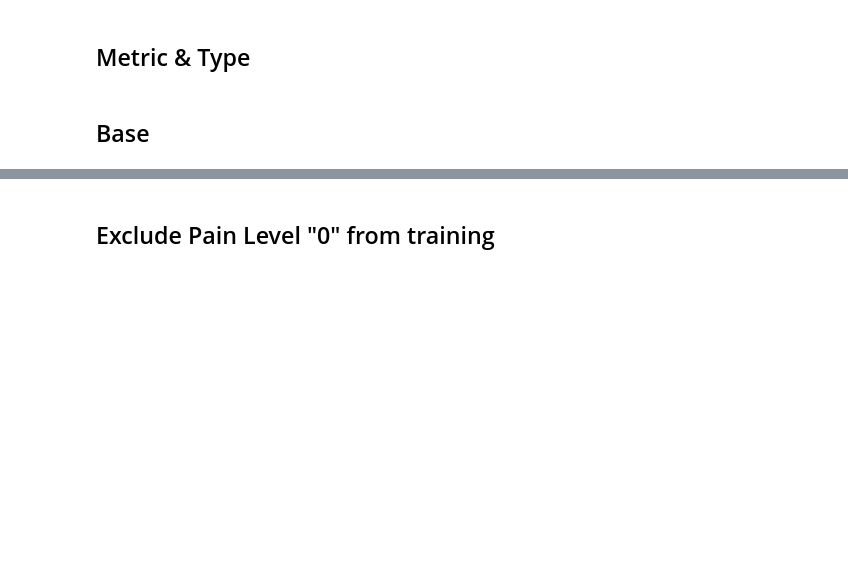
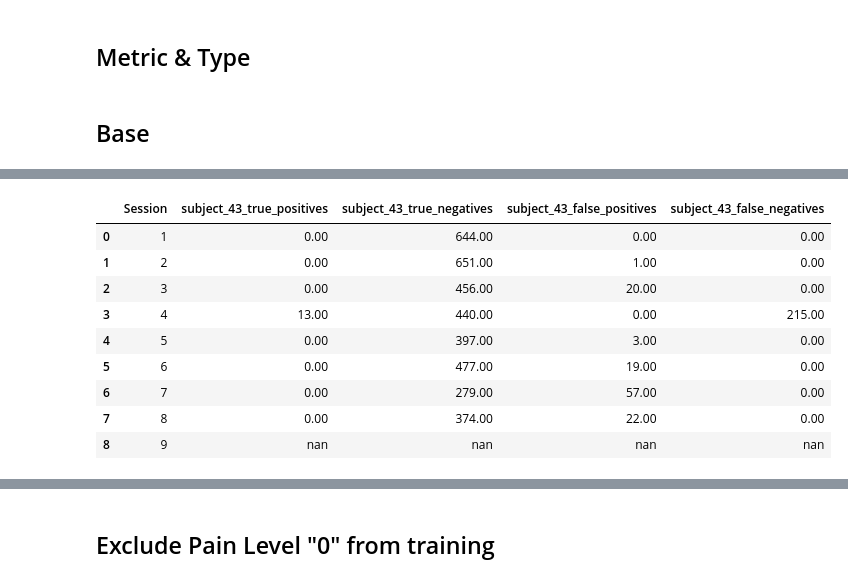
Before and after one commit to ntobis/federated-machine-learning, a Jupyter notebook: Notebooks/Table Preparation.ipynb, the cells around one changed output, grey strips where cells are left out. Saved outputs shown, nothing was run; the diff lists cells and outputs as text; code cells hidden in the pictures; blank space fills up the shorter version.

```diff
--- a/Notebooks/Table Preparation.ipynb
+++ b/Notebooks/Table Preparation.ipynb
@@ -30,0 +72,19 @@ view_by = 'person'
+# %%
+df_res = pd.read_csv(os.path.join(module_path, 'Results/Thesis/NEW/123 - Seed 123 - Sessions NEW/2020-01-26-010842_PAIN_0-sessions-centralized-pre-training_TEST.csv'))
+# %%
+df_res[['Session',
+        'subject_43_true_positives',
+        'subject_43_true_negatives',
+       'subject_43_false_positives',
+       'subject_43_false_negatives']]
+# %% [output]
+|  | Session | subject_43_true_positives | subject_43_true_negatives | subject_43_false_positives | subject_43_false_negatives |
+| 0 | 1 | 0.00 | 644.00 | 0.00 | 0.00 |
+| 1 | 2 | 0.00 | 651.00 | 1.00 | 0.00 |
+| 2 | 3 | 0.00 | 456.00 | 20.00 | 0.00 |
+| 3 | 4 | 13.00 | 440.00 | 0.00 | 215.00 |
+| 4 | 5 | 0.00 | 397.00 | 3.00 | 0.00 |
+| 5 | 6 | 0.00 | 477.00 | 19.00 | 0.00 |
+| 6 | 7 | 0.00 | 279.00 | 57.00 | 0.00 |
+| 7 | 8 | 0.00 | 374.00 | 22.00 | 0.00 |
+| 8 | 9 | nan | nan | nan | nan |
```
Also changed, not shown: parts of 6 cells of this notebook, 2 other files.
